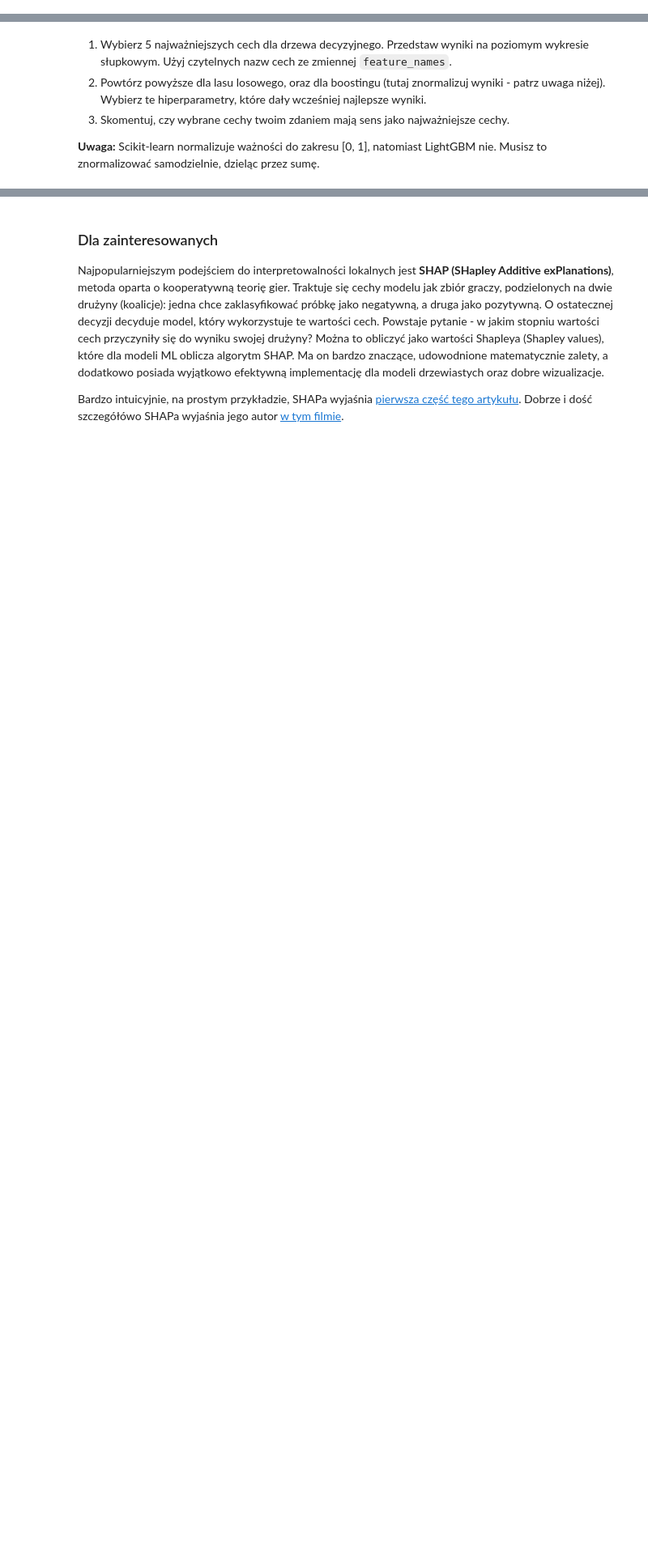
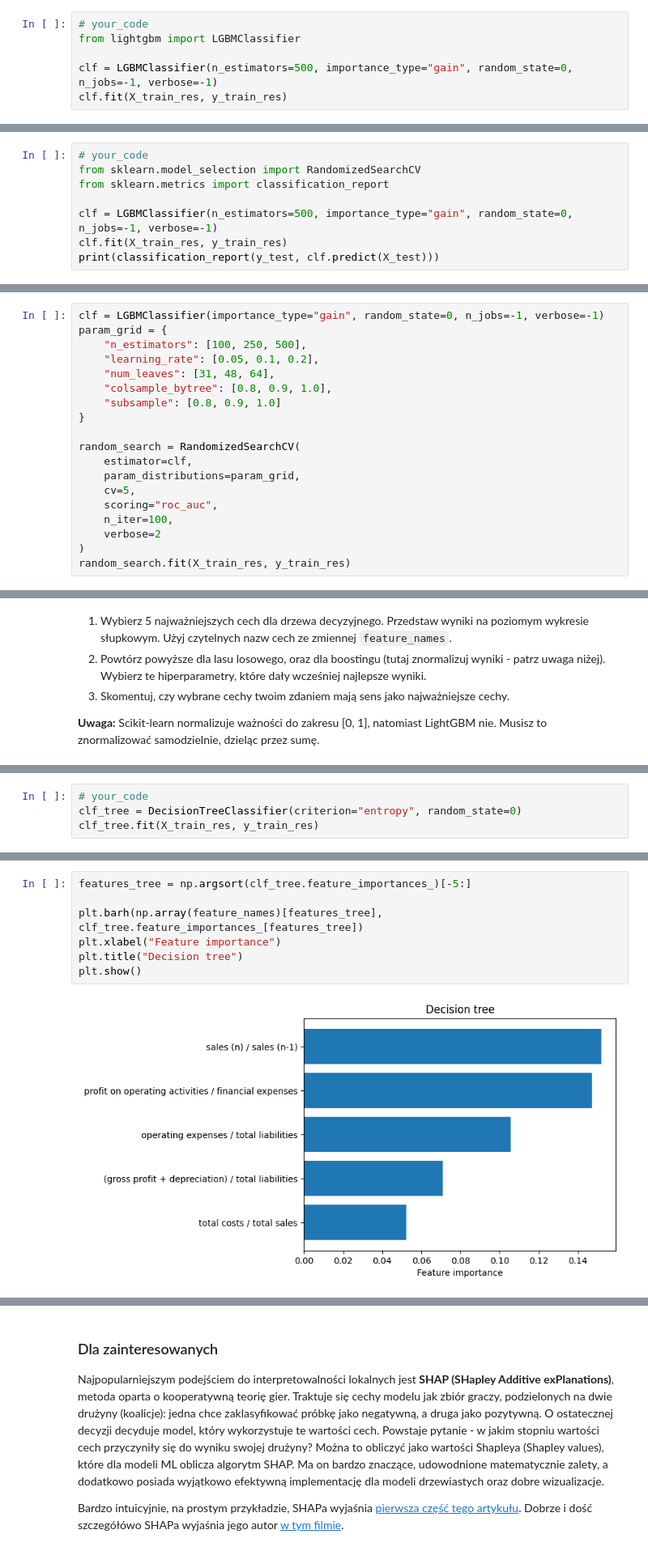
Before and after one commit to mpodmokly/sztuczna-inteligencja, a Jupyter notebook: lab2/lab_2.ipynb, the cells around one changed output, grey strips where cells are left out. Shown: that part at 81% size. Saved outputs shown, nothing was run; the diff lists cells and outputs as text; blank space fills up the shorter version.

```diff
--- a/lab2/lab_2.ipynb
+++ b/lab2/lab_2.ipynb
@@ -379,0 +474,6 @@ Pamiętaj o `random_state`, `n_jobs` i prawdopodobieństwach dla AUROC.
+# %%
+# your_code
+from lightgbm import LGBMClassifier
+
+clf = LGBMClassifier(n_estimators=500, importance_type="gain", random_state=0, n_jobs=-1, verbose=-1)
+clf.fit(X_train_res, y_train_res)
@@ -420,0 +531,8 @@ Hiperparametry LightGBMa są dobrze opisane w oficjalnej dokumentacji: [wersja k
+# %%
+# your_code
+from sklearn.model_selection import RandomizedSearchCV
+from sklearn.metrics import classification_report
+
+clf = LGBMClassifier(n_estimators=500, importance_type="gain", random_state=0, n_jobs=-1, verbose=-1)
+clf.fit(X_train_res, y_train_res)
+print(classification_report(y_test, clf.predict(X_test)))
@@ -420,0 +548,19 @@ Hiperparametry LightGBMa są dobrze opisane w oficjalnej dokumentacji: [wersja k
+# %%
+clf = LGBMClassifier(importance_type="gain", random_state=0, n_jobs=-1, verbose=-1)
+param_grid = {
+    "n_estimators": [100, 250, 500],
+    "learning_rate": [0.05, 0.1, 0.2],
+    "num_leaves": [31, 48, 64],
+    "colsample_bytree": [0.8, 0.9, 1.0],
+    "subsample": [0.8, 0.9, 1.0]
+}
+
+random_search = RandomizedSearchCV(
+    estimator=clf,
+    param_distributions=param_grid,
+    cv=5,
+    scoring="roc_auc",
+    n_iter=100,
+    verbose=2
+)
+random_search.fit(X_train_res, y_train_res)
@@ -469,0 +661,4 @@ Ze względu na powyższe, ważności cech normalizuje się często do zakresu [0
+# %%
+# your_code
+clf_tree = DecisionTreeClassifier(criterion="entropy", random_state=0)
+clf_tree.fit(X_train_res, y_train_res)
@@ -469,0 +667,9 @@ Ze względu na powyższe, ważności cech normalizuje się często do zakresu [0
+# %%
+features_tree = np.argsort(clf_tree.feature_importances_)[-5:]
+
+plt.barh(np.array(feature_names)[features_tree], clf_tree.feature_importances_[features_tree])
+plt.xlabel("Feature importance")
+plt.title("Decision tree")
+plt.show()
+# %% [output]
+[figure, added]
```
Also changed, not shown: parts of 43 cells of this notebook.
